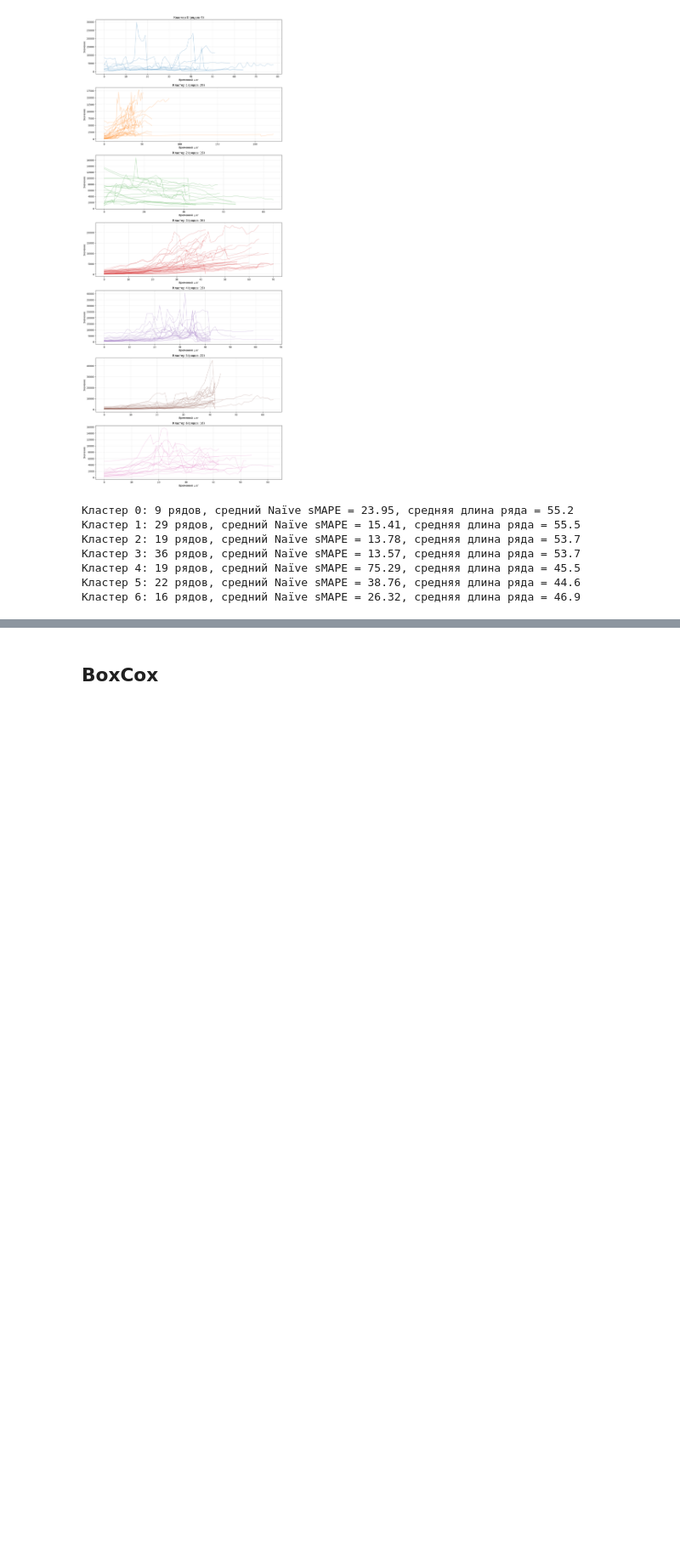
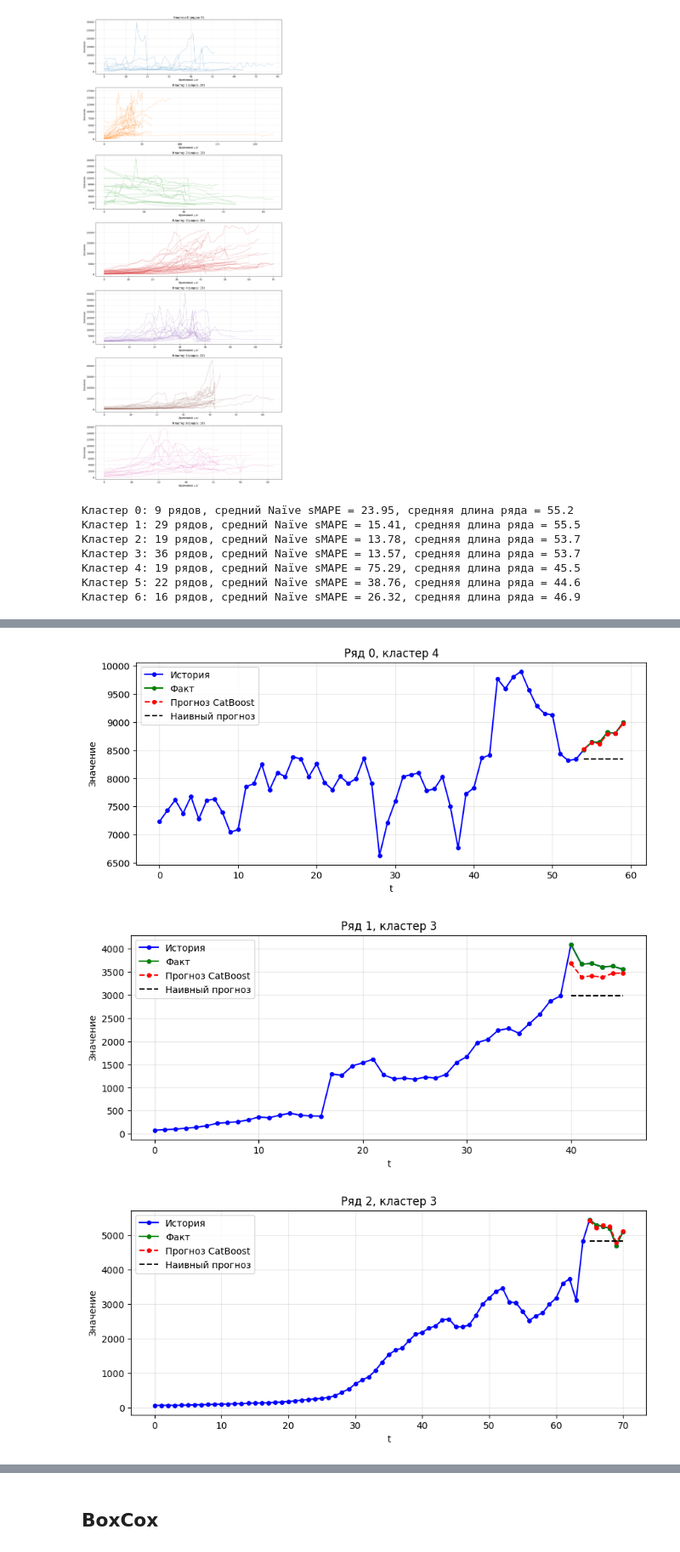
Before and after one commit to AlbaAlba3/hse_project_time_series, a Jupyter notebook: src/results/analysis_results.ipynb, the cells around one changed output, grey strips where cells are left out. Shown at 85% size. Saved outputs shown, nothing was run; the diff lists cells and outputs as text; code cells hidden in the pictures; blank space fills up the shorter version.

```diff
--- a/src/results/analysis_results.ipynb
+++ b/src/results/analysis_results.ipynb
@@ -438,0 +763,9 @@ CatBoost sMAPE по кластерам:
+# %%
+pipeline = TransformPipeline([DiffTransform()])
+transformed = pipeline.fit_transform(series_list)
+X_train, y_train, feature_names = get_train(transformed, cluster_labels)
+models = fit_models(X_train, y_train)
+
+pred_real, true, row_indices = predict(
+    models, series_list, cluster_labels, pipeline, feature_names
+)
@@ -438,0 +790,6 @@ CatBoost sMAPE по кластерам:
+# %%
+plot_forecasts(series_list, pred_real, true, row_indices, cluster_labels)
+# %% [output]
+[figure, added]
+[figure, added]
+[figure, added]
```
Also changed, not shown: parts of 49 cells of this notebook.
